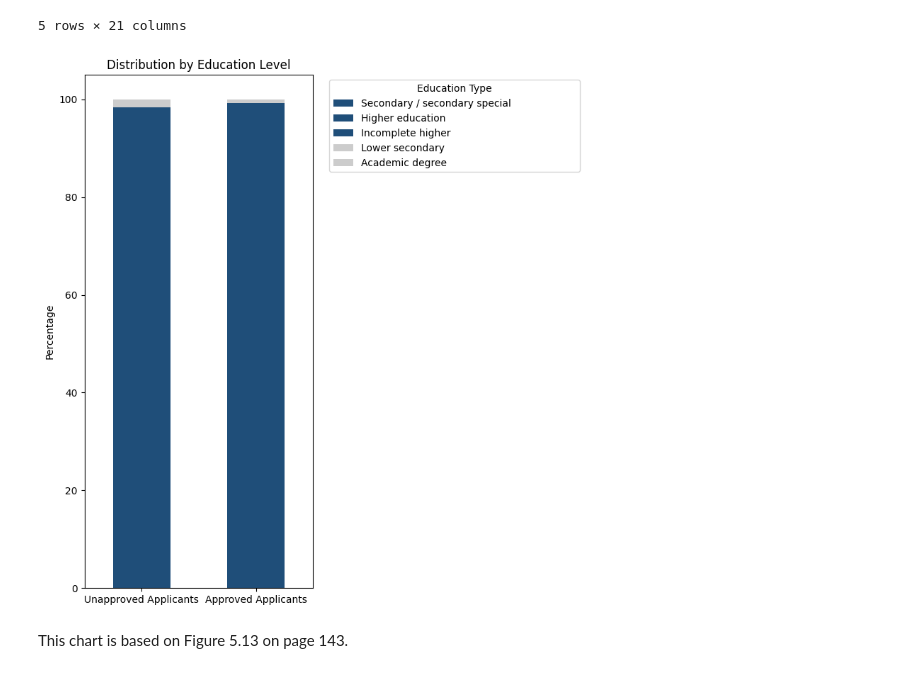
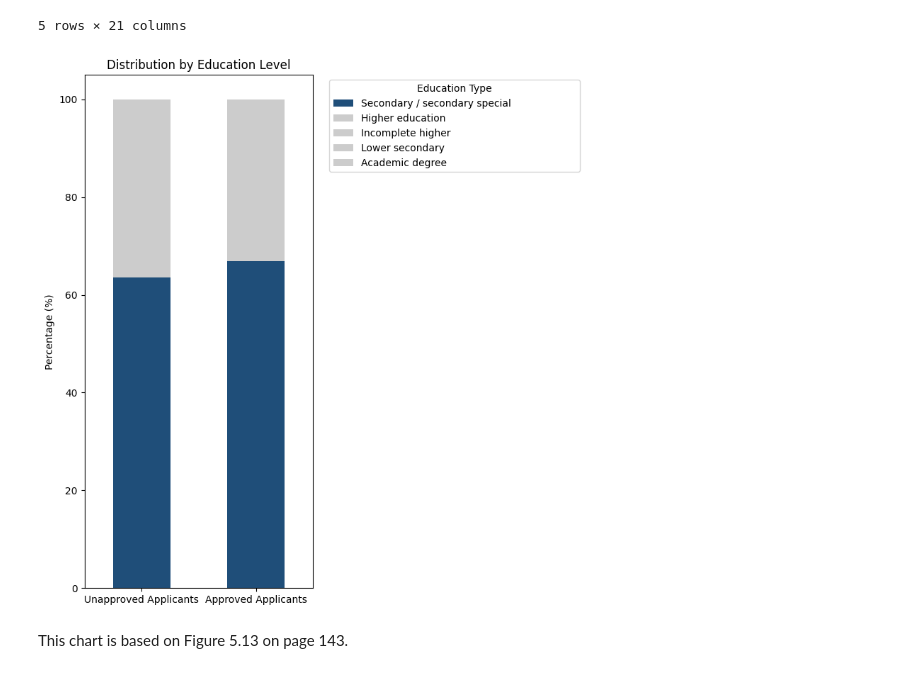
Before and after one commit to makenna-e/bu-cds-dx699s-summer-2025-assignments, a Jupyter notebook: OMDS-ModB2-Week9-Ehrlich-Makenna.ipynb, the cells around one changed output. Drawn from its saved outputs; the diff is of its cells as text; code cells hidden in the pictures.

```diff
--- a/OMDS-ModB2-Week9-Ehrlich-Makenna.ipynb
+++ b/OMDS-ModB2-Week9-Ehrlich-Makenna.ipynb
@@ -167,32 +167,31 @@ df_credit.head()
 # %%
 unapproved_edu = df_credit[df_credit['Status'] == 0]['Education_Type'].value_counts(normalize=True) * 100
 approved_edu = df_credit[df_credit['Status'] == 1]['Education_Type'].value_counts(normalize=True) * 100
 
 edu_dist = pd.DataFrame({
     'Unapproved Applicants': unapproved_edu,
     'Approved Applicants': approved_edu
 }).fillna(0).sort_values(by='Approved Applicants', ascending=False)
 
-# 3. Plot
 fig, ax = plt.subplots(figsize=(8, 8))
 
-# Color logic: highlight top 3 most common education types
+# Color logic: highlight most common education type
 highlight_color = '#1f4e79'
 neutral_color = '#cccccc'
-num_highlight = 3
+num_highlight = 1
 colors = [highlight_color if i < num_highlight else neutral_color for i in range(len(edu_dist))]
 
 # Transpose for stacked vertical bars
 edu_dist.T.plot(kind='bar', stacked=True, ax=ax, color=colors)
 
-# Aesthetics
-ax.set_ylabel("Percentage")
+# Labels and chart characteristics
+ax.set_ylabel("Percentage (%)")
 ax.set_title("Distribution by Education Level")
 plt.xticks(rotation=0)
 plt.legend(title="Education Type", bbox_to_anchor=(1.05, 1), loc='upper left')
 plt.tight_layout()
 plt.show()
 # %% [output]
-[figure, old version]
+[figure, new version]
 # %% [markdown]
 This chart is based on Figure 5.13 on page 143.
```
